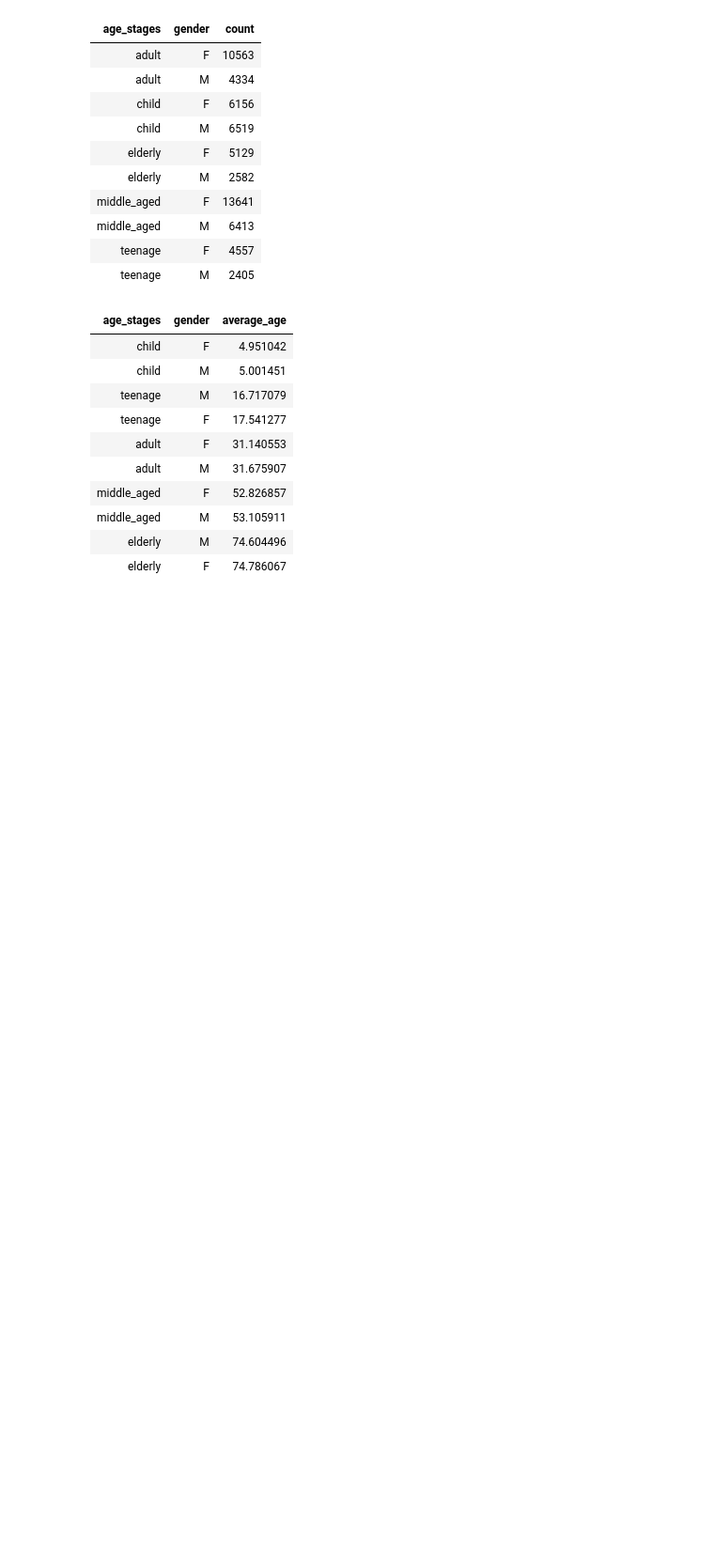
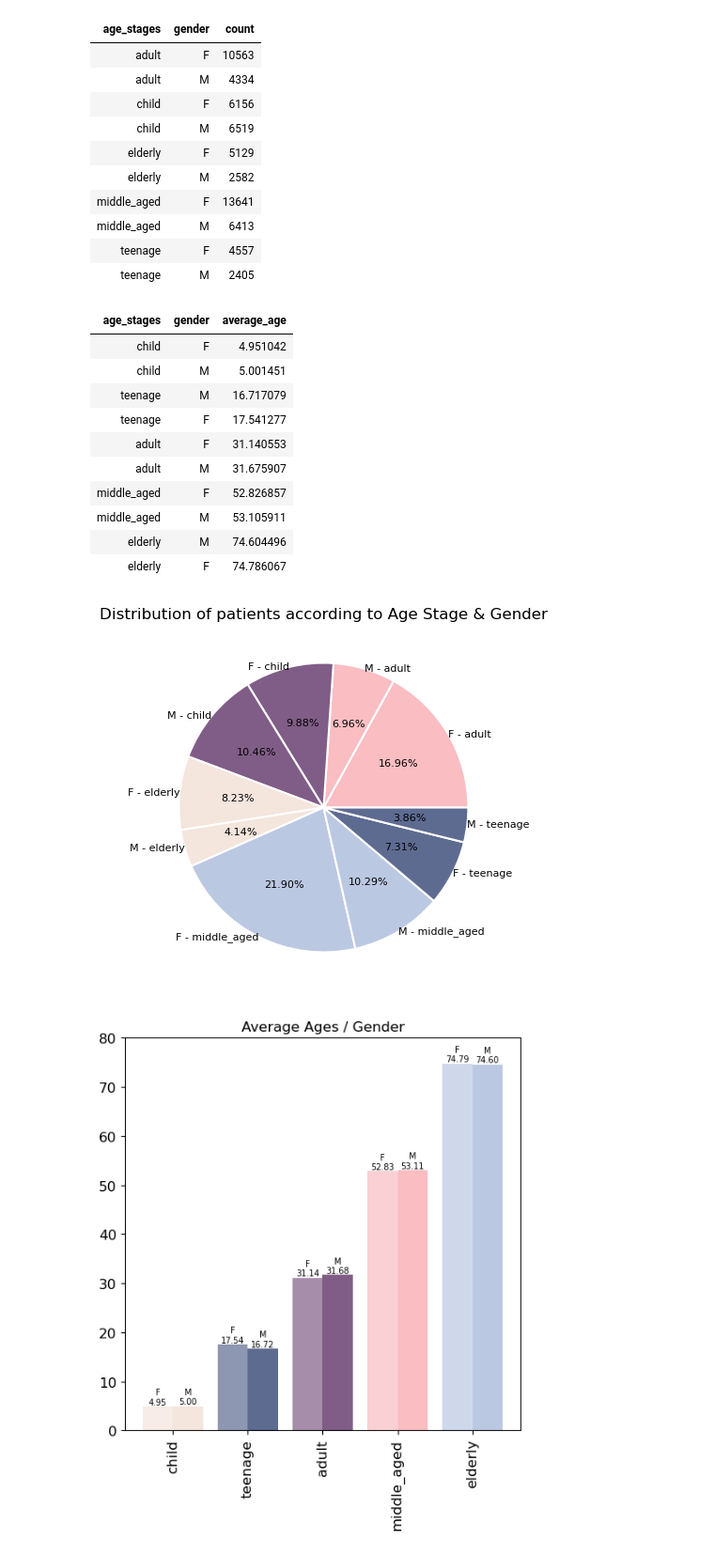
Before and after one commit to hend-a-ghafour/No-Show-Appointments, a Jupyter notebook: no_show_appointments.ipynb, the cells around one changed output. Shown: that part at 94% size. Cells and saved outputs as stored; diff of their text form; code cells hidden in the pictures; blank space fills up the shorter version.

Commit message:
Average and count by age_stages & gender

```diff
--- a/no_show_appointments.ipynb
+++ b/no_show_appointments.ipynb
@@ -670,3 +665,35 @@ stage
+# %%
+x=df.groupby(['age_stages','gender']).patient_id.nunique()
+
+plt.subplots(figsize = (5,5))
+plt.pie(x,labels = count_stages_gender.gender +" - "+ count_stages_gender.age_stages,
+        colors= ['#f9bdc2','#f9bdc2','#805d87','#805d87','#f4e5dd','#f4e5dd','#bbc8e2','#bbc8e2','#5e6b91','#5e6b91'],
+        autopct='%1.2f%%',labeldistance=1,pctdistance=.6,textprops={'fontsize': 8},
+        wedgeprops={"linewidth": 1.5, "edgecolor": "white"} )
+plt.title('Distribution of patients according to Age Stage & Gender',fontsize =12)
+plt.show();
+
+stage=avg_age_gender.sort_values('average_age').age_stages.unique().tolist()
+avg = avg_age_gender.sort_values('average_age').gender.tolist()
+gender_f=avg_age_gender.sort_values('average_age').query('gender=="F"').average_age.tolist()
+gender_m=avg_age_gender.sort_values('average_age').query('gender=="M"').average_age.tolist()
+width=.4
+x=np.arange(len(gender_f))
+locations= x+width/2
+plt.subplots(figsize = (6,6))
+plt.bar(x,gender_f,width,color=['#f4e5dd','#5e6b91','#805d87','#f9bdc2','#bbc8e2'], alpha= .7)
+plt.bar(x + width,gender_m,width,color=['#f4e5dd','#5e6b91','#805d87','#f9bdc2','#bbc8e2'], alpha= 1)
+for i, v in enumerate(gender_f):
+  plt.text(i,v, f"F\n{v:.2f}", ha='center', va='bottom',fontsize=7)
+for i, v in enumerate(gender_m):
+  plt.text(i+width,v, f"M\n{v:.2f}", ha='center', va='bottom',fontsize=7)
+plt.xticks(locations, stage,fontsize = 12, rotation = 90)
+plt.yticks(np.arange(0,90,10),fontsize = 12)
+plt.title('Average Ages / Gender', fontsize =12)
+plt.show();
+# %% [output]
+[figure, added]
+[figure, added]
 # %%
 year = df.year.unique().tolist()
 width=.45
```
Also changed, not shown: parts of 2 cells of this notebook.
